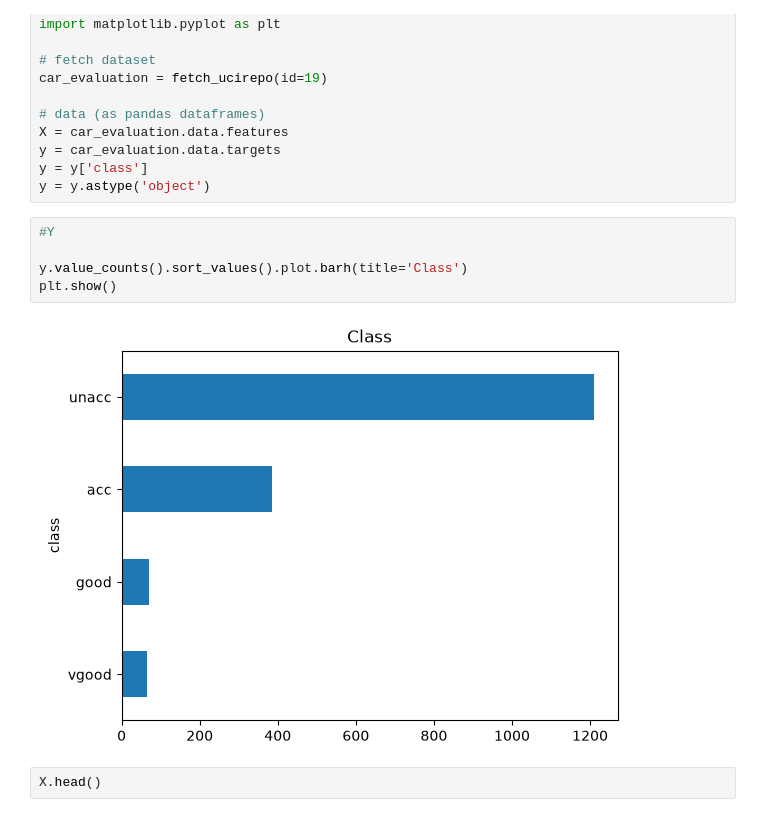
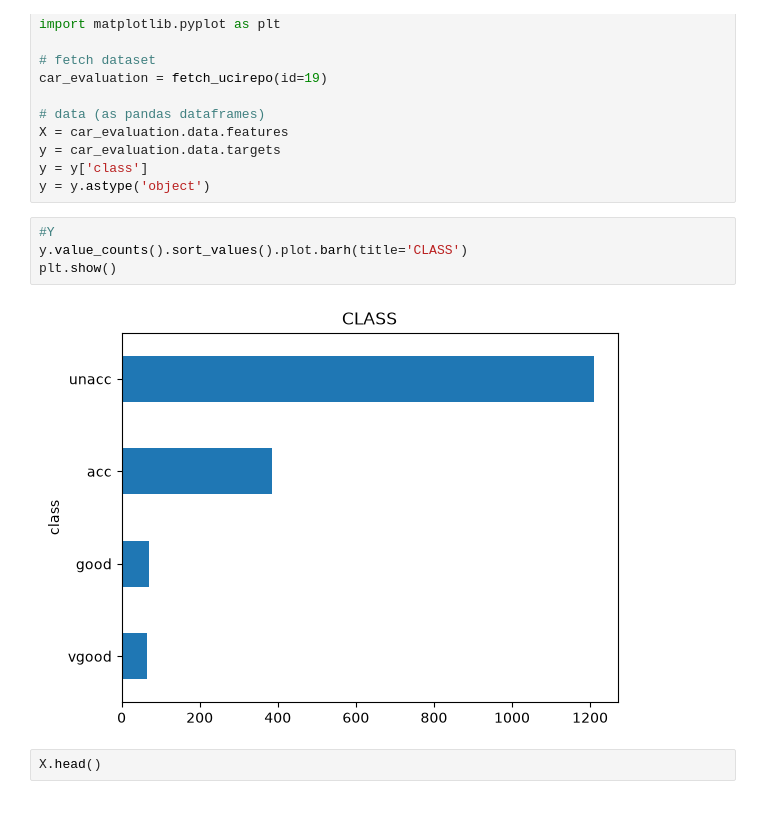
Before and after one commit to piq-13/data_science_projects, a Jupyter notebook: car_evaluation/car_evaluation.ipynb, the cells around one changed output. Saved outputs shown, nothing was run; the diff lists cells and outputs as text.

```diff
--- a/car_evaluation/car_evaluation.ipynb
+++ b/car_evaluation/car_evaluation.ipynb
@@ -14,11 +14,10 @@ y = y['class']
 y = y.astype('object')
 # %%
 #Y
-
-y.value_counts().sort_values().plot.barh(title='Class')
+y.value_counts().sort_values().plot.barh(title='CLASS')
 plt.show()
 # %% [output]
-[figure, old version]
+[figure, new version]
 # %%
 X.head()
 # %% [output]
```
Also changed, not shown: parts of 6 cells of this notebook.
